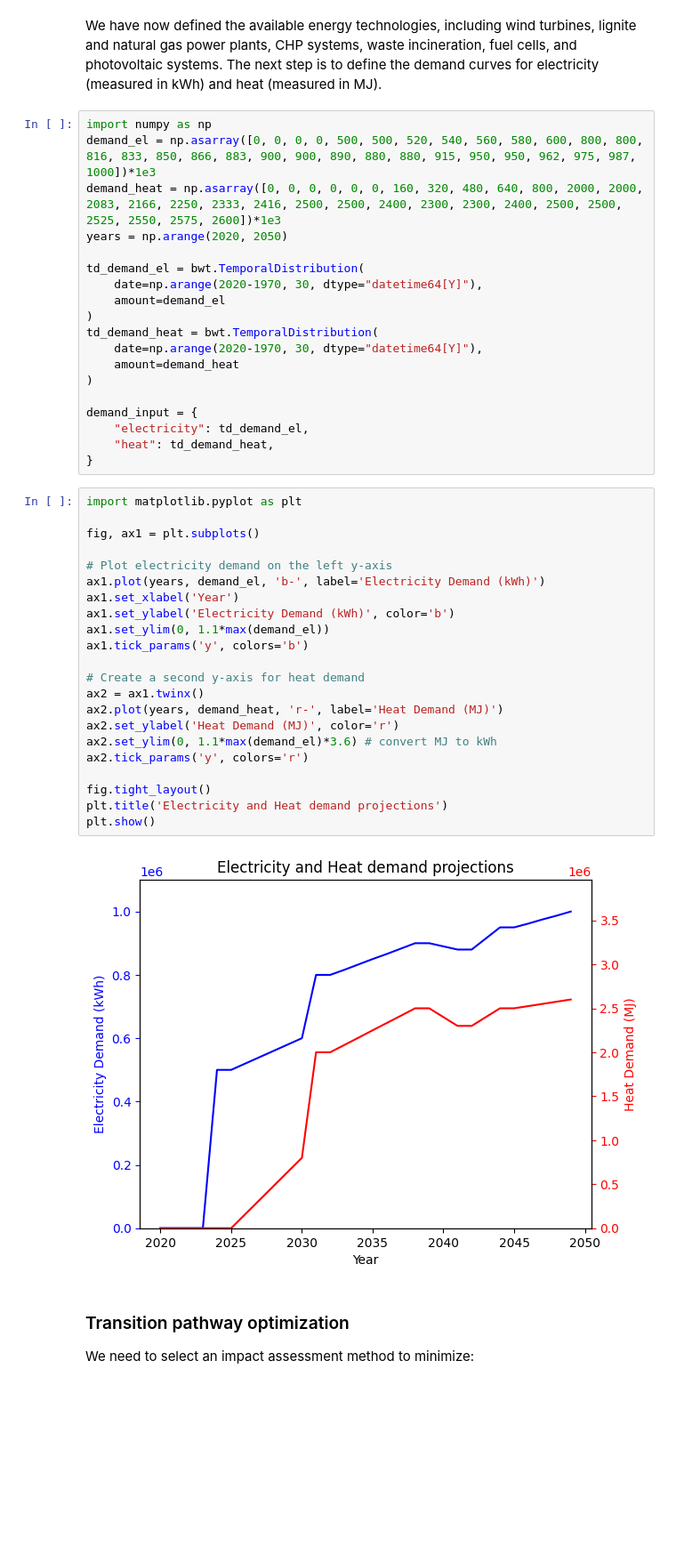
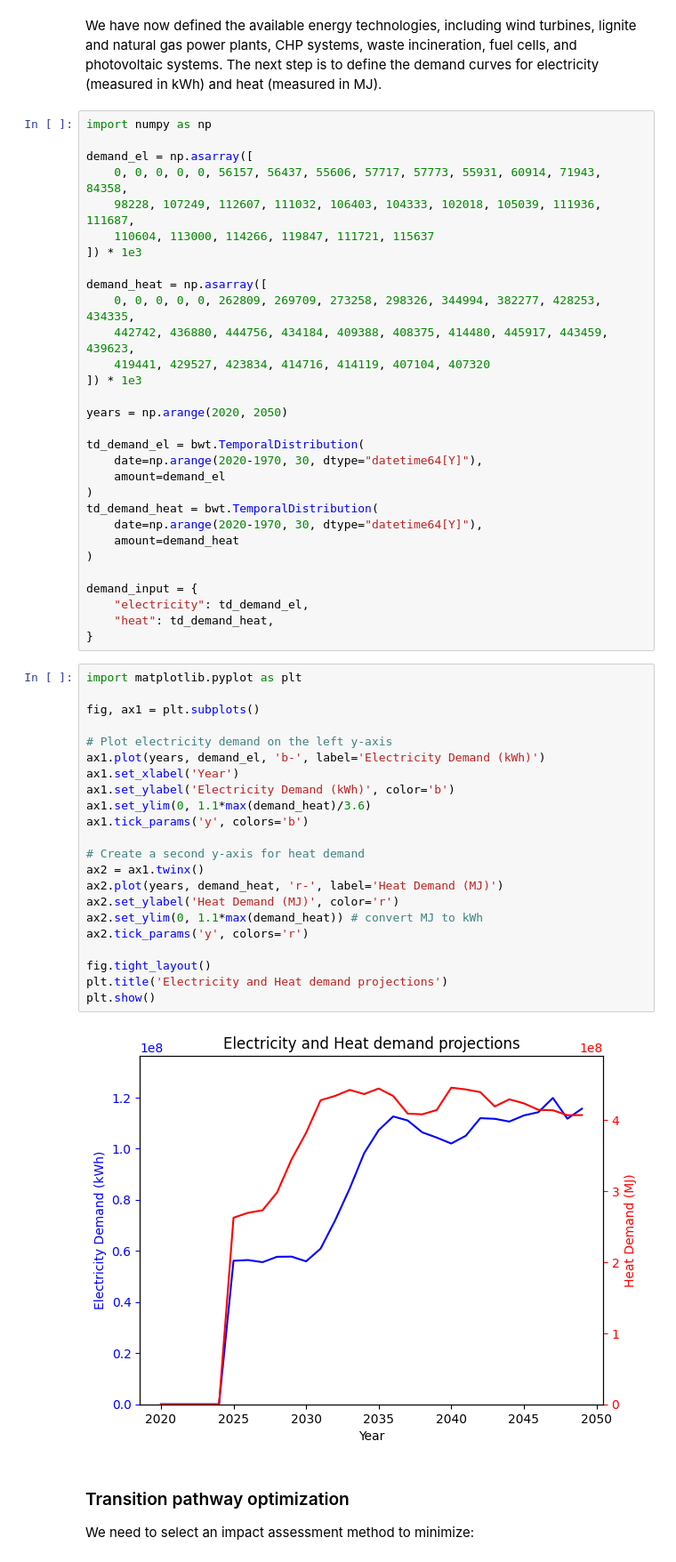
Before and after one commit to RWTH-LTT/optimex, a Jupyter notebook: notebooks/optimex_example_energy_system_ecoinvent.ipynb, the cells around one changed output. Shown at 89% size. Cells and saved outputs as stored; diff of their text form; blank space fills up the shorter version.

```diff
--- a/notebooks/optimex_example_energy_system_ecoinvent.ipynb
+++ b/notebooks/optimex_example_energy_system_ecoinvent.ipynb
@@ -226,8 +256,19 @@ for act in foreground:
 We have now defined the available energy technologies, including wind turbines, lignite and natural gas power plants, CHP systems, waste incineration, fuel cells, and photovoltaic systems. The next step is to define the demand curves for electricity (measured in kWh) and heat (measured in MJ).
 # %%
 import numpy as np
-demand_el = np.asarray([0, 0, 0, 0, 500, 500, 520, 540, 560, 580, 600, 800, 800, 816, 833, 850, 866, 883, 900, 900, 890, 880, 880, 915, 950, 950, 962, 975, 987, 1000])*1e3
-demand_heat = np.asarray([0, 0, 0, 0, 0, 0, 160, 320, 480, 640, 800, 2000, 2000, 2083, 2166, 2250, 2333, 2416, 2500, 2500, 2400, 2300, 2300, 2400, 2500, 2500, 2525, 2550, 2575, 2600])*1e3
+
+demand_el = np.asarray([
+    0, 0, 0, 0, 0, 56157, 56437, 55606, 57717, 57773, 55931, 60914, 71943, 84358,
+    98228, 107249, 112607, 111032, 106403, 104333, 102018, 105039, 111936, 111687,
+    110604, 113000, 114266, 119847, 111721, 115637
+]) * 1e3
+
+demand_heat = np.asarray([
+    0, 0, 0, 0, 0, 262809, 269709, 273258, 298326, 344994, 382277, 428253, 434335,
+    442742, 436880, 444756, 434184, 409388, 408375, 414480, 445917, 443459, 439623,
+    419441, 429527, 423834, 414716, 414119, 407104, 407320
+]) * 1e3
+
 years = np.arange(2020, 2050)
 
 td_demand_el = bwt.TemporalDistribution(
@@ -246,27 +287,27 @@ demand_input = {
 # %%
 import matplotlib.pyplot as plt
 
 fig, ax1 = plt.subplots()
 
 # Plot electricity demand on the left y-axis
 ax1.plot(years, demand_el, 'b-', label='Electricity Demand (kWh)')
 ax1.set_xlabel('Year')
 ax1.set_ylabel('Electricity Demand (kWh)', color='b')
-ax1.set_ylim(0, 1.1*max(demand_el))
+ax1.set_ylim(0, 1.1*max(demand_heat)/3.6)
 ax1.tick_params('y', colors='b')
 
 # Create a second y-axis for heat demand
 ax2 = ax1.twinx()
 ax2.plot(years, demand_heat, 'r-', label='Heat Demand (MJ)')
 ax2.set_ylabel('Heat Demand (MJ)', color='r')
-ax2.set_ylim(0, 1.1*max(demand_el)*3.6) # convert MJ to kWh
+ax2.set_ylim(0, 1.1*max(demand_heat)) # convert MJ to kWh
 ax2.tick_params('y', colors='r')
 
 fig.tight_layout()
 plt.title('Electricity and Heat demand projections')
 plt.show()
 # %% [output]
-[figure, old version]
+[figure, new version]
 # %% [markdown]
 ### Transition pathway optimization
 
```
Also changed, not shown: parts of 20 cells of this notebook, 3 other files.
